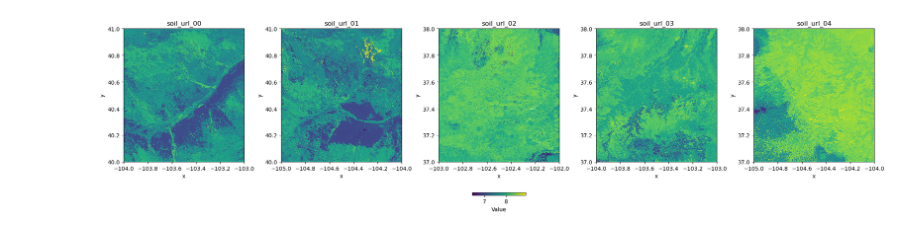
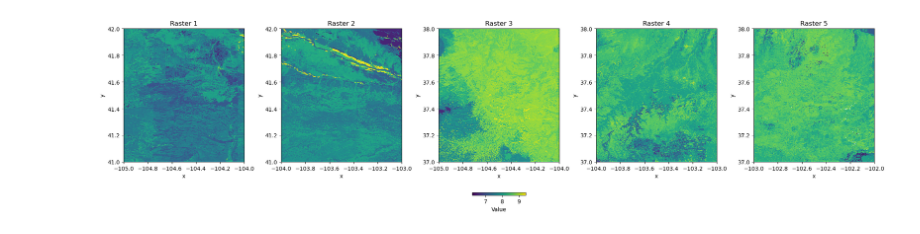
Before and after one commit to allenmoench/habitat_suitability, a Jupyter notebook: habitat_suitability_02a_soil_rasters.ipynb, the cells around one changed output. Saved outputs shown, nothing was run; the diff lists cells and outputs as text; code cells hidden in the pictures.

```diff
--- a/habitat_suitability_02a_soil_rasters.ipynb
+++ b/habitat_suitability_02a_soil_rasters.ipynb
@@ -25,31 +25,28 @@ from math import floor, ceil
 %store -r pawnee_gdf comanche_gdf
 %store -r p_soil_url_list c_soil_url_list
 # %%
-# Create a list of raster names
-soil_urls = [f"soil_url_0{i}" for i in range(5)]
+# Combine the lists
+soil_urls = p_soil_url_list + c_soil_url_list
 
 # Set up subplots (adjust rows and columns for layout)
-fig, axes = plt.subplots(nrows=1, ncols=5, figsize=(20, 5), constrained_layout=True)
+fig, axes = plt.subplots(nrows=1, ncols=len(soil_urls), figsize=(20, 5), constrained_layout=True)
 
 # Loop through each raster, open it, and plot in a subplot
 cbar_mappable = None  # To store the QuadMesh object for the colorbar
 for i, soil_url in enumerate(soil_urls):
-    soil_da = rxr.open_rasterio(
-        locals()[soil_url],  # Retrieve the variable by name
-        mask_and_scale=True
-    ).squeeze()
+    soil_da = rxr.open_rasterio(soil_url, mask_and_scale=True).squeeze()
 
     # Plot the raster on the corresponding subplot
     quadmesh = soil_da.plot(ax=axes[i], add_colorbar=False)
-    axes[i].set_title(soil_url)  # Add a title to each subplot
+    axes[i].set_title(f"Raster {i + 1}")  # Add a title to each subplot
 
     # Store the QuadMesh object for the colorbar
     if cbar_mappable is None:
         cbar_mappable = quadmesh
 
 # Add a global colorbar
 fig.colorbar(cbar_mappable, ax=axes, orientation="horizontal", fraction=0.02, pad=0.1).set_label("Value")
 
 plt.show()
 # %% [output]
-[figure, old version]
+[figure, new version]
```
Also changed, not shown: 4 other files.
